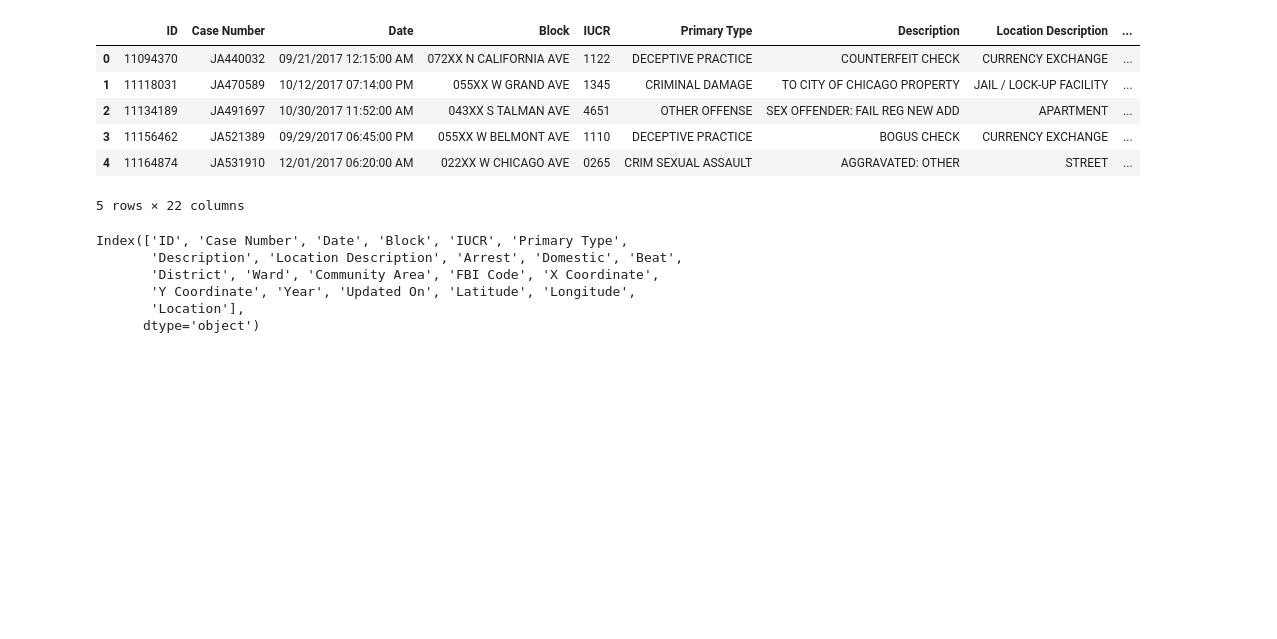
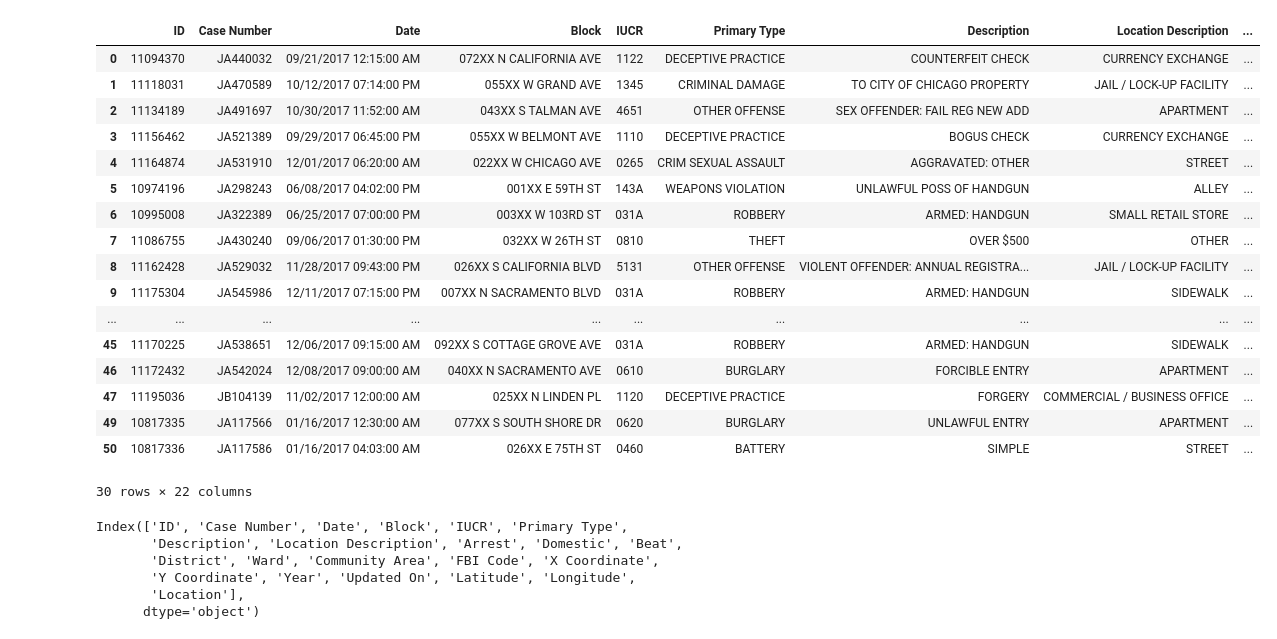
Before and after one commit to capp-machine-learning/chicago-crime-analysis, a Jupyter notebook: data_analysis.ipynb, the cells around one changed output. Cells and saved outputs as stored; diff of their text form; code cells hidden in the pictures; blank space fills up the shorter version.

```diff
--- a/data_analysis.ipynb
+++ b/data_analysis.ipynb
@@ -13,16 +16,29 @@ matplotlib.style.use('ggplot')
 crime_17_df = pd.read_csv("data/chicago_crime_2017.csv")
 crime_18_df = pd.read_csv("data/chicago_crime_2018.csv")
 crime_df = pd.concat([crime_17_df, crime_18_df])
+# Drop all rows with NAs in Latitude and Longitude
+crime_df = crime_df.dropna(subset=["Latitude", "Longitude"])
 # %%
-crime_df.head()
+crime_df.head(30)
 # %% [output]
 |  | ID | Case Number | Date | Block | IUCR | Primary Type | Description | Location Description | ... |
 | 0 | 11094370 | JA440032 | 09/21/2017 12:15:00 AM | 072XX N CALIFORNIA AVE | 1122 | DECEPTIVE PRACTICE | COUNTERFEIT CHECK | CURRENCY EXCHANGE | ... |
 | 1 | 11118031 | JA470589 | 10/12/2017 07:14:00 PM | 055XX W GRAND AVE | 1345 | CRIMINAL DAMAGE | TO CITY OF CHICAGO PROPERTY | JAIL / LOCK-UP FACILITY | ... |
 | 2 | 11134189 | JA491697 | 10/30/2017 11:52:00 AM | 043XX S TALMAN AVE | 4651 | OTHER OFFENSE | SEX OFFENDER: FAIL REG NEW ADD | APARTMENT | ... |
 | 3 | 11156462 | JA521389 | 09/29/2017 06:45:00 PM | 055XX W BELMONT AVE | 1110 | DECEPTIVE PRACTICE | BOGUS CHECK | CURRENCY EXCHANGE | ... |
 | 4 | 11164874 | JA531910 | 12/01/2017 06:20:00 AM | 022XX W CHICAGO AVE | 0265 | CRIM SEXUAL ASSAULT | AGGRAVATED: OTHER | STREET | ... |
+| 5 | 10974196 | JA298243 | 06/08/2017 04:02:00 PM | 001XX E 59TH ST | 143A | WEAPONS VIOLATION | UNLAWFUL POSS OF HANDGUN | ALLEY | ... |
+| 6 | 10995008 | JA322389 | 06/25/2017 07:00:00 PM | 003XX W 103RD ST | 031A | ROBBERY | ARMED: HANDGUN | SMALL RETAIL STORE | ... |
+| 7 | 11086755 | JA430240 | 09/06/2017 01:30:00 PM | 032XX W 26TH ST | 0810 | THEFT | OVER $500 | OTHER | ... |
+| 8 | 11162428 | JA529032 | 11/28/2017 09:43:00 PM | 026XX S CALIFORNIA BLVD | 5131 | OTHER OFFENSE | VIOLENT OFFENDER: ANNUAL REGISTRA... | JAIL / LOCK-UP FACILITY | ... |
+| 9 | 11175304 | JA545986 | 12/11/2017 07:15:00 PM | 007XX N SACRAMENTO BLVD | 031A | ROBBERY | ARMED: HANDGUN | SIDEWALK | ... |
+| ... | ... | ... | ... | ... | ... | ... | ... | ... | ... |
+| 45 | 11170225 | JA538651 | 12/06/2017 09:15:00 AM | 092XX S COTTAGE GROVE AVE | 031A | ROBBERY | ARMED: HANDGUN | SIDEWALK | ... |
+| 46 | 11172432 | JA542024 | 12/08/2017 09:00:00 AM | 040XX N SACRAMENTO AVE | 0610 | BURGLARY | FORCIBLE ENTRY | APARTMENT | ... |
+| 47 | 11195036 | JB104139 | 11/02/2017 12:00:00 AM | 025XX N LINDEN PL | 1120 | DECEPTIVE PRACTICE | FORGERY | COMMERCIAL / BUSINESS OFFICE | ... |
+| 49 | 10817335 | JA117566 | 01/16/2017 12:30:00 AM | 077XX S SOUTH SHORE DR | 0620 | BURGLARY | UNLAWFUL ENTRY | APARTMENT | ... |
+| 50 | 10817336 | JA117586 | 01/16/2017 04:03:00 AM | 026XX E 75TH ST | 0460 | BATTERY | SIMPLE | STREET | ... |
-5 rows × 22 columns
+30 rows × 22 columns
 # %%
 crime_df.columns
 # %% [output]
```
Also changed, not shown: parts of 10 cells of this notebook.
